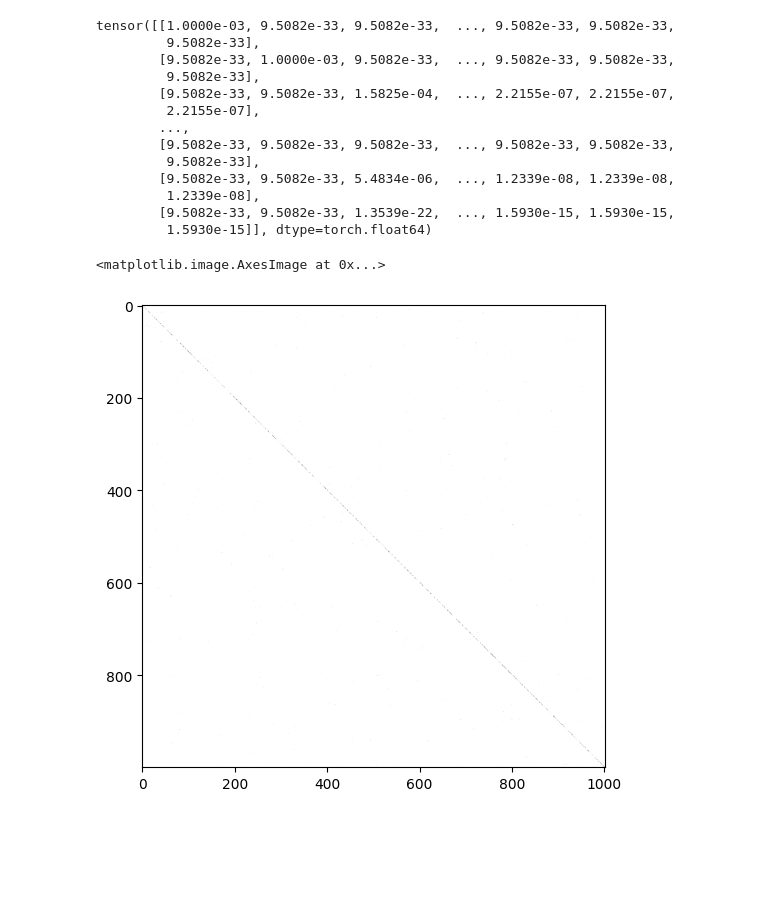
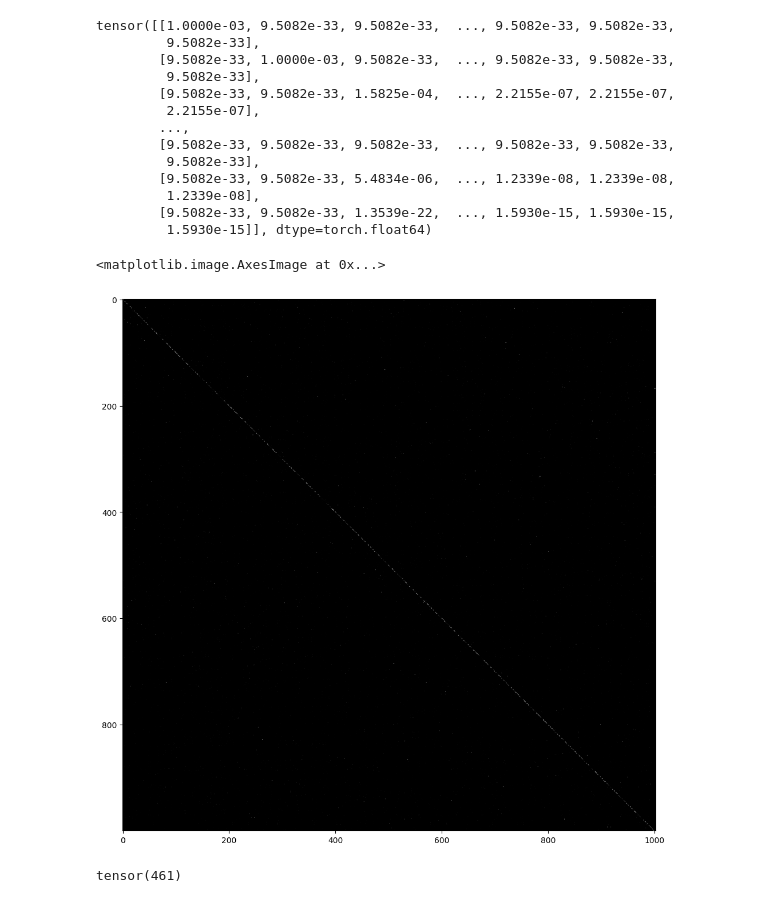
Before and after one commit to yq-leo/CS512-Project, a Jupyter notebook: visualize.ipynb, the cells around one changed output. Saved outputs shown, nothing was run; the diff lists cells and outputs as text; code cells hidden in the pictures; blank space fills up the shorter version.

Commit message:
add pgna visualization

```diff
--- a/visualize.ipynb
+++ b/visualize.ipynb
@@ -99,8 +106,12 @@ tensor([[1.0000e-03, 9.5082e-33, 9.5082e-33,  ..., 9.5082e-33, 9.5082e-33,
         [9.5082e-33, 9.5082e-33, 1.3539e-22,  ..., 1.5930e-15, 1.5930e-15,
          1.5930e-15]], dtype=torch.float64)
 # %%
-fig, ax = plt.subplots(figsize=(10, 6))
-ax.imshow(1 - dist_parrot.numpy(), cmap="gray")
+fig, ax = plt.subplots(figsize=(20, 12))
+ax.imshow(dist_parrot.numpy(), cmap="gray")
 # %% [output]
 <matplotlib.image.AxesImage at 0x...>
-[figure, old version]
+[figure, new version]
+# %%
+(torch.argsort(1 - dist_parrot, dim=1)[:, 0] == torch.arange(1000)).sum()
+# %% [output]
+tensor(461)
```
Also changed, not shown: parts of 6 cells of this notebook.
